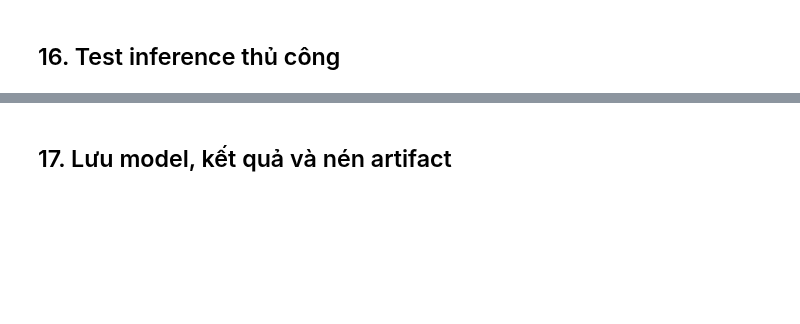
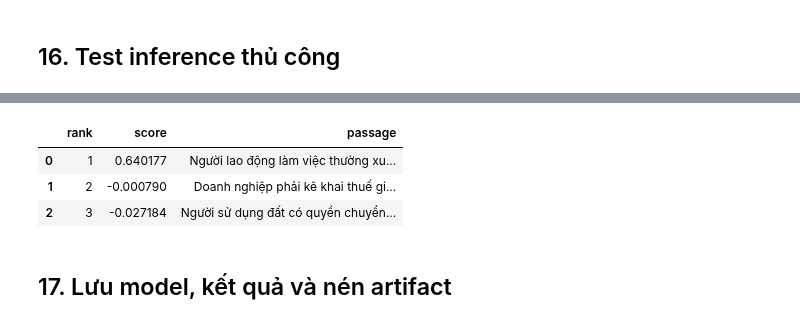
Before and after one commit to cyhapun/Vietnam-Legal-QA-System, a Jupyter notebook: fine-tuning/embedding/notebooks/embedding_bge_m3_finetuning.ipynb, the cells around one changed output, grey strips where cells are left out. Saved outputs shown, nothing was run; the diff lists cells and outputs as text; code cells hidden in the pictures; blank space fills up the shorter version.

Commit message:
chore: execute finetuning for bge_m3 embedding

```diff
--- a/fine-tuning/embedding/notebooks/embedding_bge_m3_finetuning.ipynb
+++ b/fine-tuning/embedding/notebooks/embedding_bge_m3_finetuning.ipynb
@@ -1645,10 +2108,16 @@ def analyze_training_behavior(history_df: pd.DataFrame):
         else:
             comments.append("Validation MRR@10 giảm; cần kiểm tra overfitting hoặc negative sampling quá nhiễu.")
 
-        comments.append(
-            f"Early stopping theo validation MRR@10: best_val_mrr={best_val_mrr:.4f}, "
-            f"patience={EARLY_STOPPING_PATIENCE}, threshold={EARLY_STOPPING_THRESHOLD}."
-        )
+        if "best_val_mrr" in globals() and best_val_mrr is not None:
+            comments.append(
+                f"Early stopping theo validation MRR@10: best_val_mrr={best_val_mrr:.4f}, "
+                f"patience={globals().get('EARLY_STOPPING_PATIENCE', 'N/A')}, "
+                f"threshold={globals().get('EARLY_STOPPING_THRESHOLD', 'N/A')}."
+            )
+        else:
+            comments.append(
+                "Không tìm thấy best_val_mrr trong log; bỏ qua nhận xét early stopping."
+            )
     else:
         comments.append("Chưa đủ log để kết luận. Cần tăng số lần logging/evaluation hoặc kiểm tra quá trình training.")
 
@@ -1709,13 +2203,64 @@ error_examples.to_csv(os.path.join(ARTIFACT_DIR, "table_11_error_examples.csv"),
 # %% [markdown]
 ## 16. Test inference thủ công
 # %%
+# ---------- Device ----------
+if "DEVICE" not in globals():
+    DEVICE = "cuda" if torch.cuda.is_available() else "cpu"
+
+print(f"Using device: {DEVICE}")
+
+# ---------- Load model nếu chưa có ----------
+if "model" not in globals():
+    candidate_model_paths = [
+        "./vietlaw-bge-m3-finetuned/best",
+        "./vietlaw-bge-m3-finetuned",
+    ]
+
+    model_path = None
+    for path in candidate_model_paths:
+        if os.path.exists(path):
+            model_path = path
+            break
+
+    if model_path is None:
+        raise RuntimeError(
+            "Không tìm thấy model checkpoint. "
+            "Hãy kiểm tra ./vietlaw-bge-m3-finetuned/best hoặc ./vietlaw-bge-m3-finetuned."
+        )
+
+    print(f"Đang load model từ: {model_path}")
+    model = SentenceTransformer(model_path, device=DEVICE)
+
+    if "MAX_SEQ_LENGTH" in globals():
+        model.max_seq_length = MAX_SEQ_LENGTH
+else:
+    print("Model đã có sẵn trong RAM.")
+
+model.eval()
+
+
 def rank_passages(query: str, passages: List[str], model: SentenceTransformer, top_k: int = 5) -> pd.DataFrame:
     model.eval()
-    q_emb = model.encode([query], convert_to_tensor=True, normalize_embeddings=True).to(DEVICE)
-    p_emb = model.encode(passages, convert_to_tensor=True, normalize_embeddings=True).to(DEVICE)
-    scores = (q_emb @ p_emb.T).squeeze(0).detach().cpu().numpy()
+
+    with torch.no_grad():
+        q_emb = model.encode(
+            [query],
+            convert_to_tensor=True,
+            normalize_embeddings=True,
+            show_progress_bar=False,
+        ).to(DEVICE)
+
+        p_emb = model.encode(
+            passages,
+            convert_to_tensor=True,
+            normalize_embeddings=True,
+            show_progress_bar=False,
+        ).to(DEVICE)
+
+        scores = (q_emb @ p_emb.T).squeeze(0).detach().cpu().numpy()
 
     order = np.argsort(scores)[::-1][:top_k]
+
     result = pd.DataFrame([
         {
             "rank": rank + 1,
@@ -1724,14 +2269,23 @@ def rank_passages(query: str, passages: List[str], model: SentenceTransformer, t
         }
         for rank, idx in enumerate(order)
     ])
+
     return result
 
 
 sample_query = "Người lao động nghỉ việc có được hưởng trợ cấp thôi việc không?"
+
 sample_passages = [
     "Người lao động làm việc thường xuyên từ đủ 12 tháng trở lên khi chấm dứt hợp đồng lao động trong một số trường hợp được người sử dụng lao động chi trả trợ cấp thôi việc.",
     "Doanh nghiệp phải kê khai thuế giá trị gia tăng theo quy định của pháp luật về quản lý thuế.",
     "Người sử dụng đất có quyền chuyển nhượng quyền sử dụng đất khi đáp ứng điều kiện theo quy định của pháp luật đất đai.",
 ]
 
-rank_passages(sample_query, sample_passages, model, top_k=3)
+demo_result = rank_passages(sample_query, sample_passages, model, top_k=3)
+
+display(demo_result)
+
+gc.collect()
+if torch.cuda.is_available():
+    torch.cuda.empty_cache()
+# %% [output]
@@ -1738,3 +2294,7 @@ rank_passages(sample_query, sample_passages, model, top_k=3)
+|  | rank | score | passage |
+| 0 | 1 | 0.640177 | Người lao động làm việc thường xu... |
+| 1 | 2 | -0.000790 | Doanh nghiệp phải kê khai thuế gi... |
+| 2 | 3 | -0.027184 | Người sử dụng đất có quyền chuyển... |
 # %% [markdown]
 ## 17. Lưu model, kết quả và nén artifact
 # %%
```
Also changed, not shown: parts of 24 cells of this notebook.
